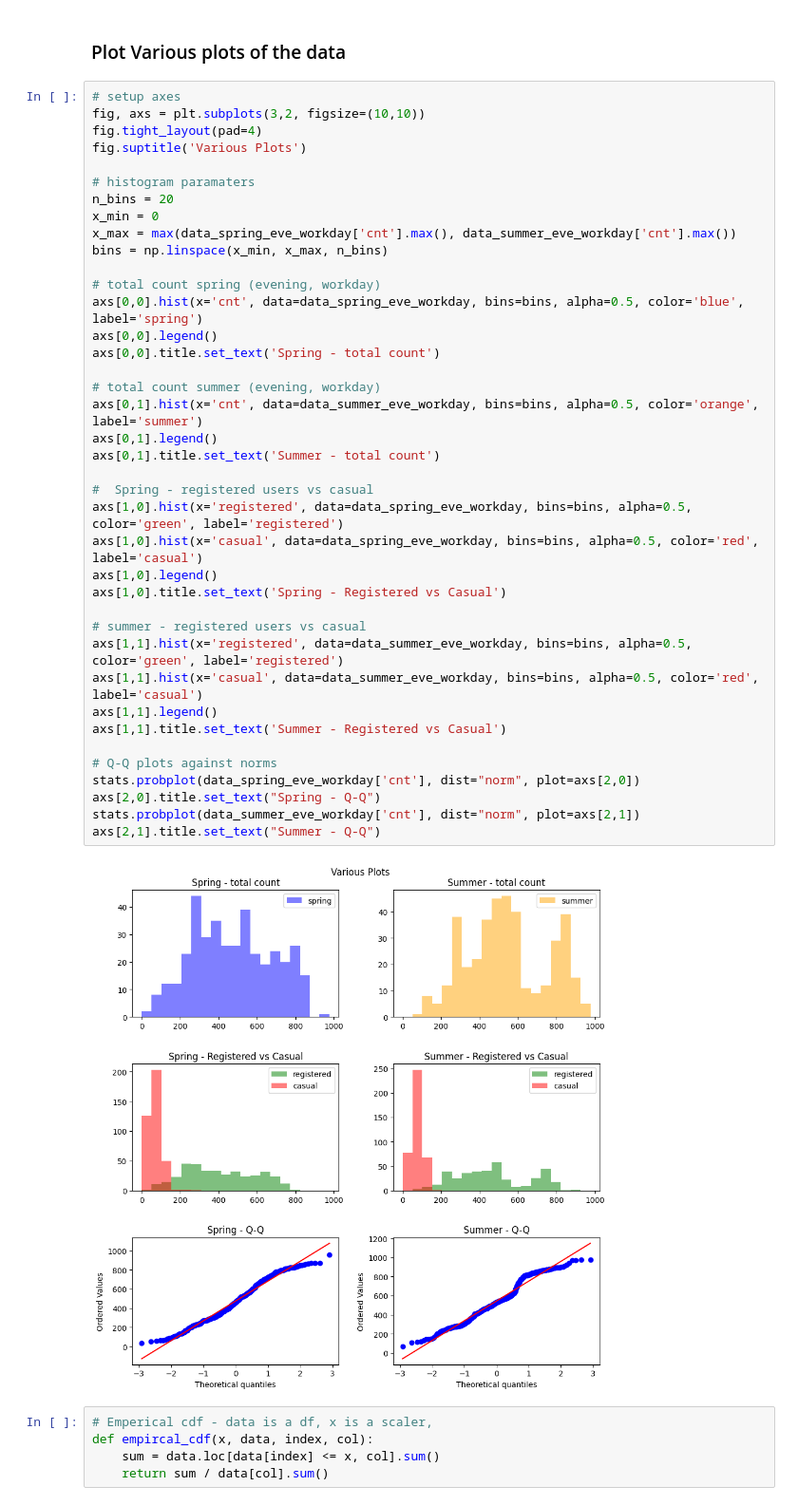
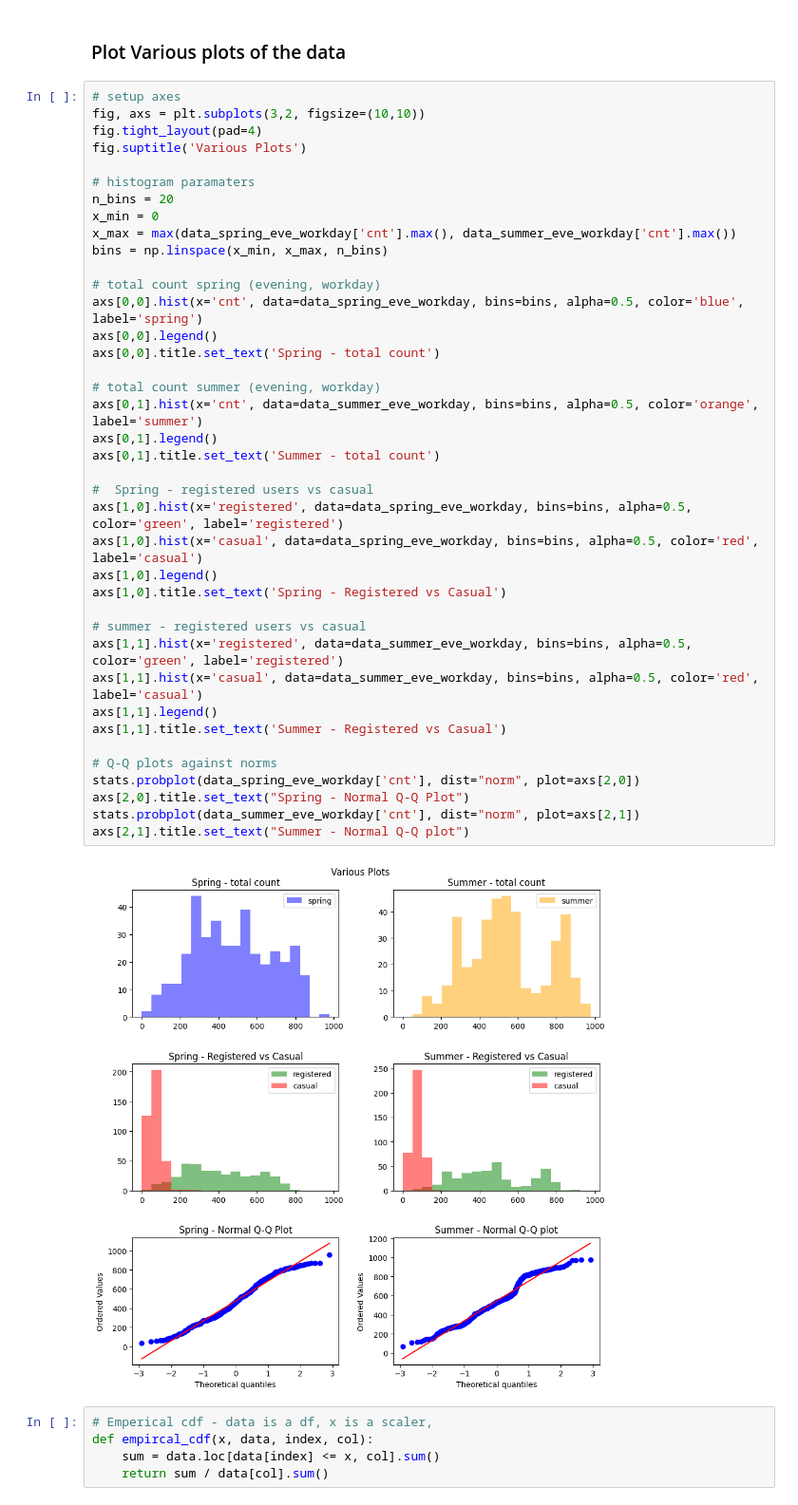
Before and after one commit to eirikbaekkelund/BikeSharing, a Jupyter notebook: develop_FC.ipynb, the cells around one changed output. Shown at 95% size. Saved outputs shown, nothing was run; the diff lists cells and outputs as text.

```diff
--- a/develop_FC.ipynb
+++ b/develop_FC.ipynb
@@ -155,36 +155,36 @@ n_bins = 20
 x_min = 0
 x_max = max(data_spring_eve_workday['cnt'].max(), data_summer_eve_workday['cnt'].max())
 bins = np.linspace(x_min, x_max, n_bins)
 
 # total count spring (evening, workday)
 axs[0,0].hist(x='cnt', data=data_spring_eve_workday, bins=bins, alpha=0.5, color='blue', label='spring')
 axs[0,0].legend()
 axs[0,0].title.set_text('Spring - total count')
 
 # total count summer (evening, workday)
 axs[0,1].hist(x='cnt', data=data_summer_eve_workday, bins=bins, alpha=0.5, color='orange', label='summer')
 axs[0,1].legend()
 axs[0,1].title.set_text('Summer - total count')
 
 #  Spring - registered users vs casual
 axs[1,0].hist(x='registered', data=data_spring_eve_workday, bins=bins, alpha=0.5, color='green', label='registered')
 axs[1,0].hist(x='casual', data=data_spring_eve_workday, bins=bins, alpha=0.5, color='red', label='casual')
 axs[1,0].legend()
 axs[1,0].title.set_text('Spring - Registered vs Casual')
 
 # summer - registered users vs casual
 axs[1,1].hist(x='registered', data=data_summer_eve_workday, bins=bins, alpha=0.5, color='green', label='registered')
 axs[1,1].hist(x='casual', data=data_summer_eve_workday, bins=bins, alpha=0.5, color='red', label='casual')
 axs[1,1].legend()
 axs[1,1].title.set_text('Summer - Registered vs Casual')
 
 # Q-Q plots against norms
 stats.probplot(data_spring_eve_workday['cnt'], dist="norm", plot=axs[2,0])
-axs[2,0].title.set_text("Spring - Q-Q")
+axs[2,0].title.set_text("Spring - Normal Q-Q Plot")
 stats.probplot(data_summer_eve_workday['cnt'], dist="norm", plot=axs[2,1])
-axs[2,1].title.set_text("Summer - Q-Q")
+axs[2,1].title.set_text("Summer - Normal Q-Q plot")
 # %% [output]
-[figure, old version]
+[figure, new version]
 # %%
 # Emperical cdf - data is a df, x is a scaler,
 def empircal_cdf(x, data, index, col):
```
Also changed, not shown: parts of 3 cells of this notebook.
